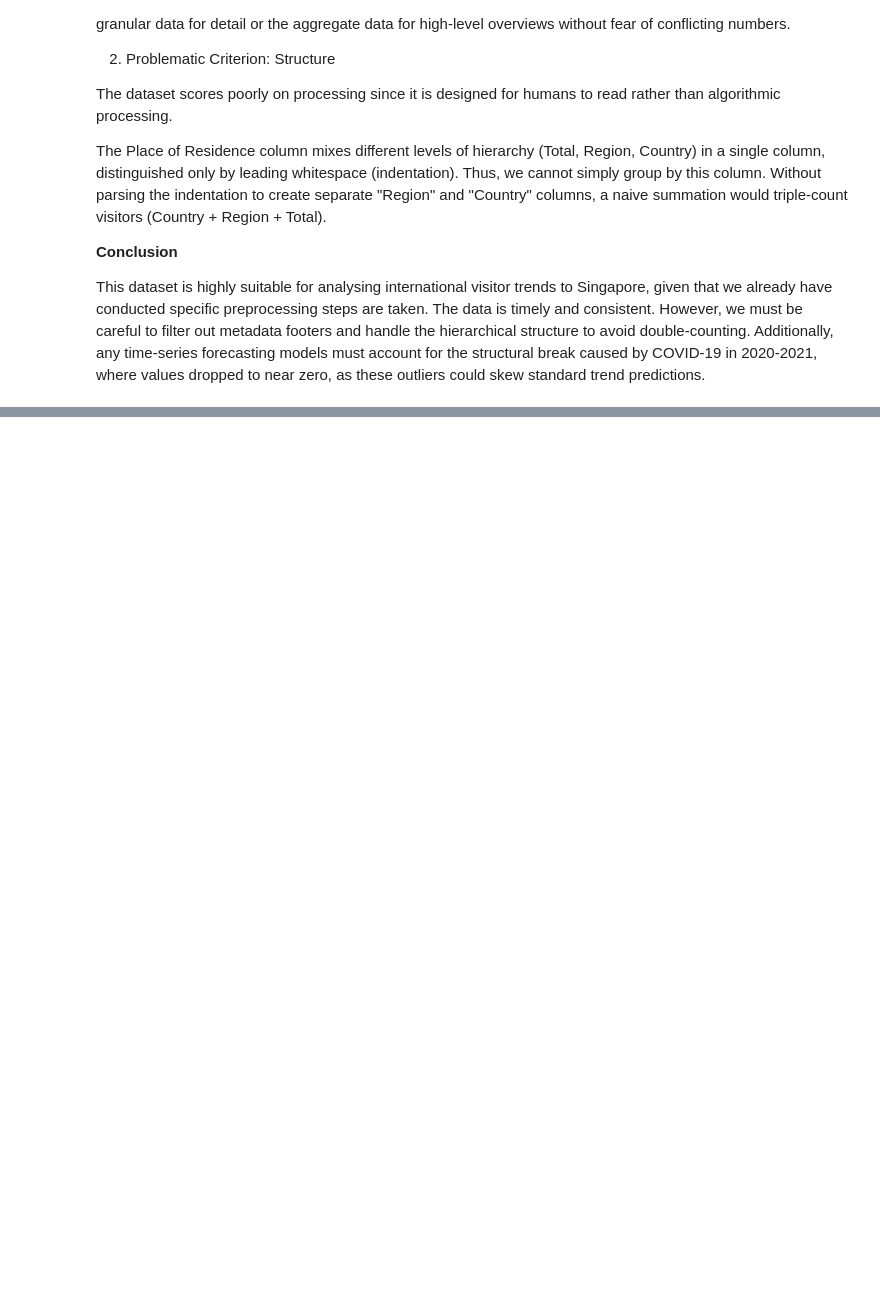
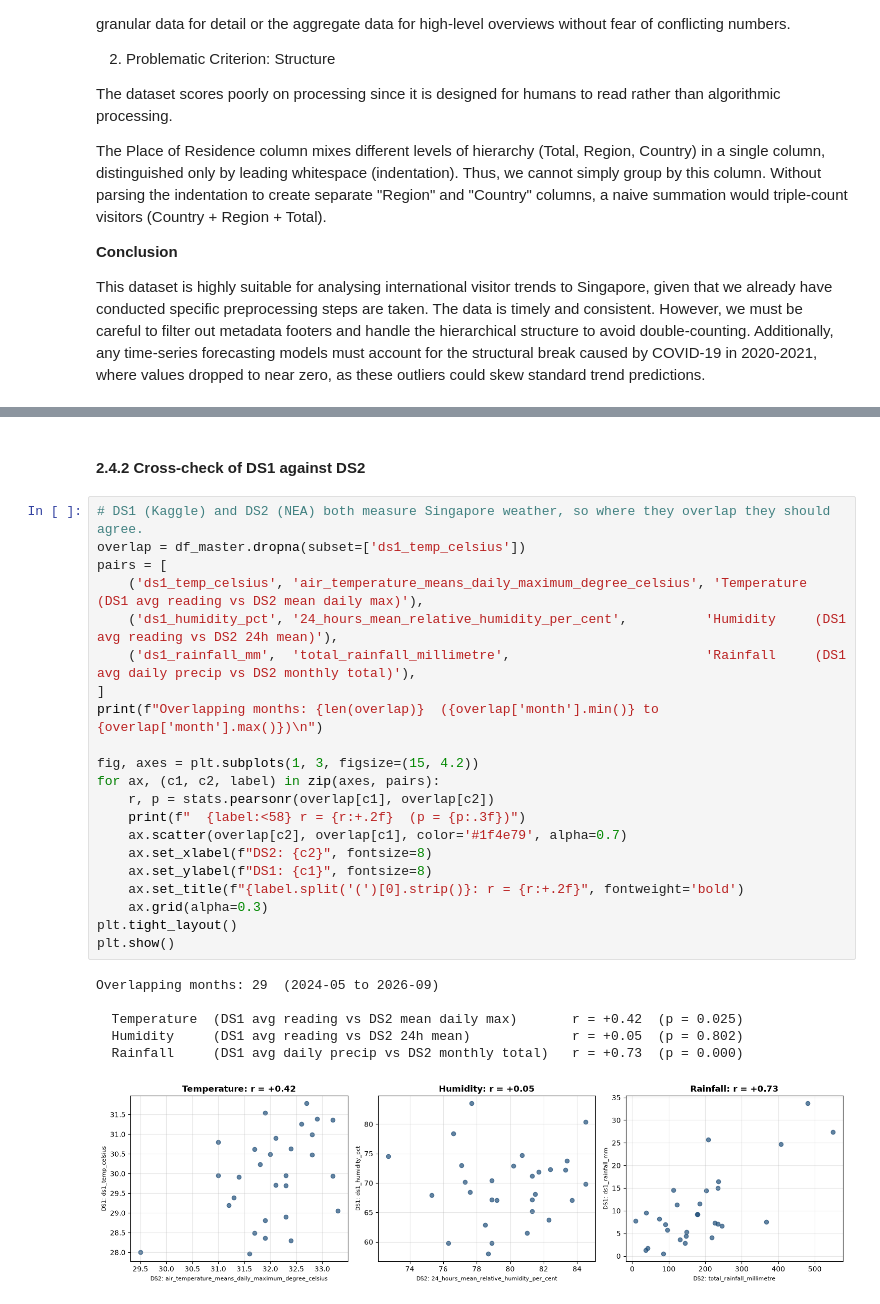
Before and after one commit to towe0004/Data-Processing, a Jupyter notebook: DP.ipynb, the cells around one changed output, grey strips where cells are left out. Cells and saved outputs as stored; diff of their text form; blank space fills up the shorter version.

```diff
--- a/DP.ipynb
+++ b/DP.ipynb
@@ -1121,0 +1295,30 @@ This dataset is highly suitable for analysing international visitor trends to Si
+# %% [markdown]
+#### 2.4.2 Cross-check of DS1 against DS2
+# %%
+# DS1 (Kaggle) and DS2 (NEA) both measure Singapore weather, so where they overlap they should agree.
+overlap = df_master.dropna(subset=['ds1_temp_celsius'])
+pairs = [
+    ('ds1_temp_celsius', 'air_temperature_means_daily_maximum_degree_celsius', 'Temperature  (DS1 avg reading vs DS2 mean daily max)'),
+    ('ds1_humidity_pct', '24_hours_mean_relative_humidity_per_cent',          'Humidity     (DS1 avg reading vs DS2 24h mean)'),
+    ('ds1_rainfall_mm',  'total_rainfall_millimetre',                         'Rainfall     (DS1 avg daily precip vs DS2 monthly total)'),
+]
+print(f"Overlapping months: {len(overlap)}  ({overlap['month'].min()} to {overlap['month'].max()})\n")
+
+fig, axes = plt.subplots(1, 3, figsize=(15, 4.2))
+for ax, (c1, c2, label) in zip(axes, pairs):
+    r, p = stats.pearsonr(overlap[c1], overlap[c2])
+    print(f"  {label:<58} r = {r:+.2f}  (p = {p:.3f})")
+    ax.scatter(overlap[c2], overlap[c1], color='#1f4e79', alpha=0.7)
+    ax.set_xlabel(f"DS2: {c2}", fontsize=8)
+    ax.set_ylabel(f"DS1: {c1}", fontsize=8)
+    ax.set_title(f"{label.split('(')[0].strip()}: r = {r:+.2f}", fontweight='bold')
+    ax.grid(alpha=0.3)
+plt.tight_layout()
+plt.show()
+# %% [output]
+Overlapping months: 29  (2024-05 to 2026-09)
+
+  Temperature  (DS1 avg reading vs DS2 mean daily max)       r = +0.42  (p = 0.025)
+  Humidity     (DS1 avg reading vs DS2 24h mean)             r = +0.05  (p = 0.802)
+  Rainfall     (DS1 avg daily precip vs DS2 monthly total)   r = +0.73  (p = 0.000)
+[figure, added]
```
Also changed, not shown: parts of 48 cells of this notebook, 1 other file.
